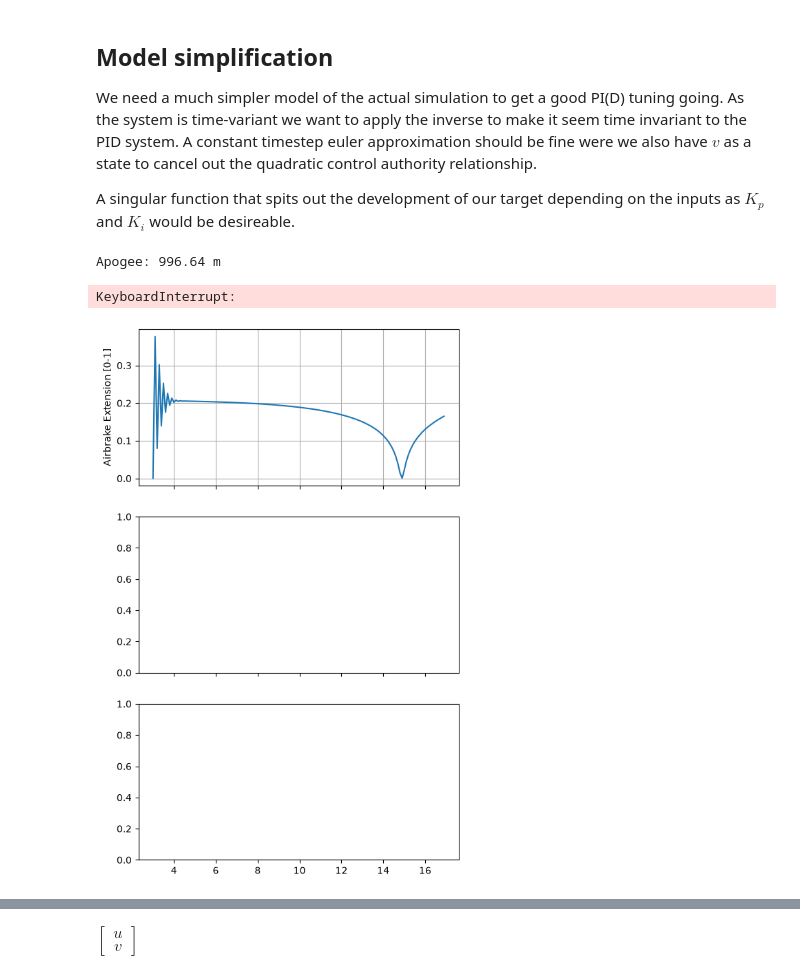
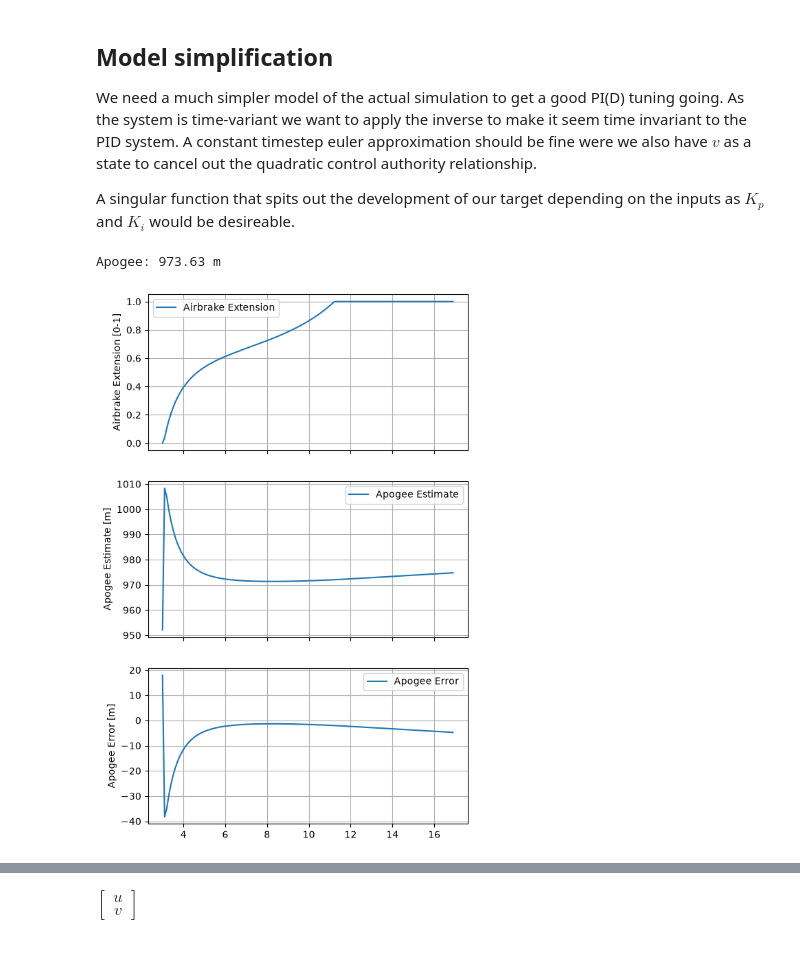
Before and after one commit to the-lightstack/kiraAirbrakeSoftware, a Jupyter notebook: pid_simple.ipynb, the cells around one changed output, grey strips where cells are left out. Saved outputs shown, nothing was run; the diff lists cells and outputs as text; code cells hidden in the pictures.

```diff
--- a/pid_simple.ipynb
+++ b/pid_simple.ipynb
@@ -164,23 +162,13 @@ class PID:
 
         self.min_val, self.max_val = -1,1
 
-    def _taylorEvaluate(self,u,v):
-        ## For Taylor approx of gain
-        x0=[[  0.5],[100. ]]
-        f0=454.4676681236382
-        J=[[-33.17549186,   8.13894543]]
-        H=[[ 6.34220857, -1.14532876],
-            [-1.14532876,  0.0485782 ]]
-
-
 
     def _gainCorrect(self,u,v,dt):
         pass
 
     def update(self, z, dt,v):
         error = self.target - z
-        gain_adjust_factor = math.log(1+v**2)
-        gf = gain_adjust_factor
+        gain_adjust_factor = 1/(math.log(1+v**2))
 
         # D on measurement avoids derivative kick
         if self._last_measurement is None:
@@ -189,11 +177,11 @@ class PID:
             derivative = -(z - self._last_measurement) / dt
         self._last_measurement = z
 
-        p = self.kp*(gf) * error
-        d = self.kd* (1/gf) * derivative
+        p = self.kp*(gain_adjust_factor) * error
+        d = self.kd * derivative
 
         new_integral = self._integral + error * dt
-        u = p + self.ki *(1/gf) * new_integral + d
+        u = p + self.ki * gain_adjust_factor * new_integral + d
         if self.min_val < u < self.max_val:
             self._integral = new_integral
 
@@ -255,7 +243,7 @@ def simpleSimulation(u0, kp, ki, kd, t0=3, tf=17):
     return ts_,hs_,vs_,us_,hes_
 # %%
 
-ts_,hs_,vs_,us_,hes_ = simpleSimulation(u0=0.5,kp=0.001,ki=0.0,kd=0.0)
+ts_,hs_,vs_,us_,hes_ = simpleSimulation(u0=0.7,kp=0.0,ki=0.,kd=0.00)
 errors_ = [TARGET-i for i in hes_]
 
 print(f"Apogee: {max(hs_):.2f} m")
@@ -264,36 +252,35 @@ print(f"Apogee: {max(hs_):.2f} m")
 fig, ax = plt.subplots(3,1,sharex=True,figsize=(6,10))
 # ax[0].plot(ts_,hs_,label="Height")
 # ax[0].set_ylabel("Height [m]")
 # ax[0].grid(True)
 # ax[0].legend()
 
 # ax[1].plot(ts_,vs_,label="Velocity")
 # ax[1].set_ylabel("Velocity [m/s]")
 # ax[1].grid(True)
 # ax[1].legend()
 
 ax[0].plot(ts_,us_,label="Airbrake Extension")
 ax[0].set_ylabel("Airbrake Extension [0-1]")
 ax[0].grid(True)
 ax[0].legend()
 
 ax[1].plot(ts_,hes_,label="Apogee Estimate")
 ax[1].set_ylabel("Apogee Estimate [m]")
 ax[1].grid(True)
 ax[1].legend()
 
 ax[2].plot(ts_,errors_,label="Apogee Error")
 ax[2].set_ylabel("Apogee Error [m]")
 ax[2].grid(True)
 ax[2].legend()
 
 
 plt.grid(True)
 plt.show()
 # %% [output]
-Apogee: 996.64 m
+Apogee: 973.63 m
-KeyboardInterrupt:
-[figure, old version]
+[figure, new version]
 # %% [markdown]
 #### Linearizing the gain by applying inverse of apogee function
 The mapping from $u$ to apogee change is highly nonlinear. I will first apply a two-variable taylor approximation (with v and u as variables) and then fix the gains in the PID loop using that. SymPy will be used, as I don't want to derivative for an entire day.
```
Also changed, not shown: parts of 4 cells of this notebook, 1 other file.
